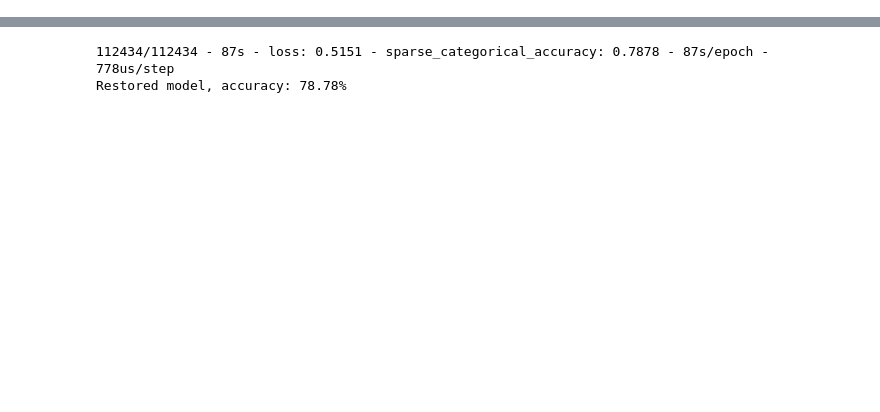
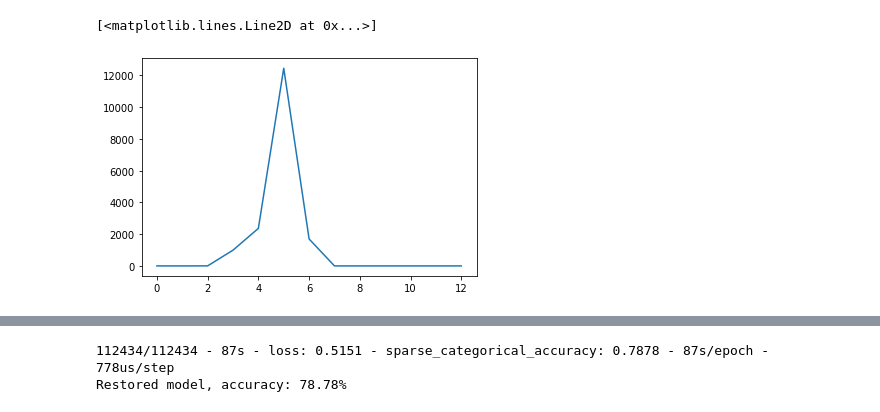
Before and after one commit to wilkieolin/directional-pixel-detectors, a Jupyter notebook: smartPixelsPaper/fullPrecisionBaseline/fullPrecisionBaseline_NewTestSet/SimpleNN_ylocalyprofile.ipynb, the cells around one changed output, grey strips where cells are left out. Drawn from its saved outputs; the diff is of its cells as text; code cells hidden in the pictures; blank space fills up the shorter version.

```diff
--- a/smartPixelsPaper/fullPrecisionBaseline/fullPrecisionBaseline_NewTestSet/SimpleNN_ylocalyprofile.ipynb
+++ b/smartPixelsPaper/fullPrecisionBaseline/fullPrecisionBaseline_NewTestSet/SimpleNN_ylocalyprofile.ipynb
@@ -93,0 +26,8 @@ df4
+# %%
+def take_yprofile(data):
+    data = np.array(data)
+    #reshape to 2D
+    data = np.reshape(data, (13, 21))
+    #take the y-profile
+    profile = np.sum(data, axis=1)
+    return profile
@@ -93,0 +42,5 @@ df4
+# %%
+plt.plot(prof)
+# %% [output]
+[<matplotlib.lines.Line2D at 0x...>]
+[figure, added]
```
Also changed, not shown: parts of 60 cells of this notebook, 9 other files.
